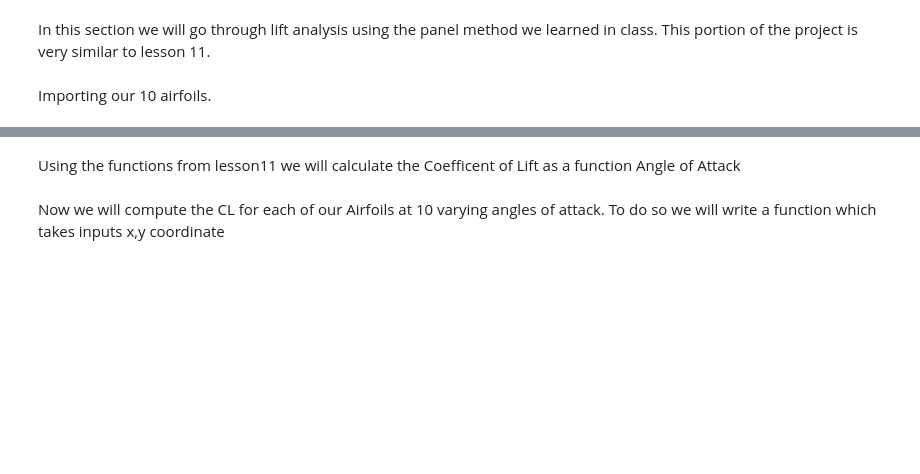
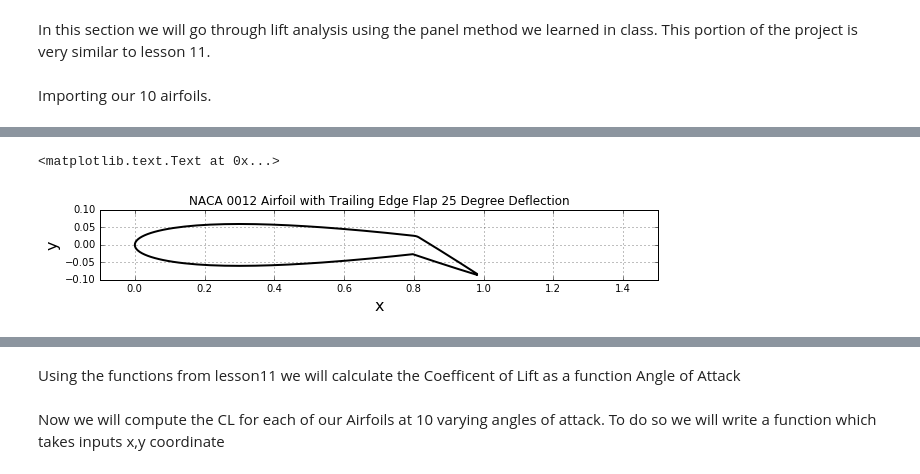
Before and after one commit to barbagroup/AeroPython-studentprojects2017, a Jupyter notebook: dmphelps89/aileron_angle_analysis_project_PHELPS.ipynb, the cells around one changed output, grey strips where cells are left out. Drawn from its saved outputs; the diff is of its cells as text; code cells hidden in the pictures; blank space fills up the shorter version.

```diff
--- a/dmphelps89/aileron_angle_analysis_project_PHELPS.ipynb
+++ b/dmphelps89/aileron_angle_analysis_project_PHELPS.ipynb
@@ -108,0 +129,14 @@ with open(naca_filepath, 'r') as infile:
+# %%
+width = 10
+pyplot.figure(figsize=(width, width))
+pyplot.grid()
+pyplot.xlabel('x', fontsize=16)
+pyplot.ylabel('y', fontsize=16)
+pyplot.plot(x_TE_25, y_TE_25, color='k', linestyle='-', linewidth=2)
+pyplot.axis('scaled', adjustable='box')
+pyplot.xlim(-.1, 1.5);
+pyplot.ylim(-.1, .1);
+pyplot.title('NACA 0012 Airfoil with Trailing Edge Flap 25 Degree Deflection')
+# %% [output]
+<matplotlib.text.Text at 0x...>
+[figure, added]
```
Also changed, not shown: parts of 21 cells of this notebook.
